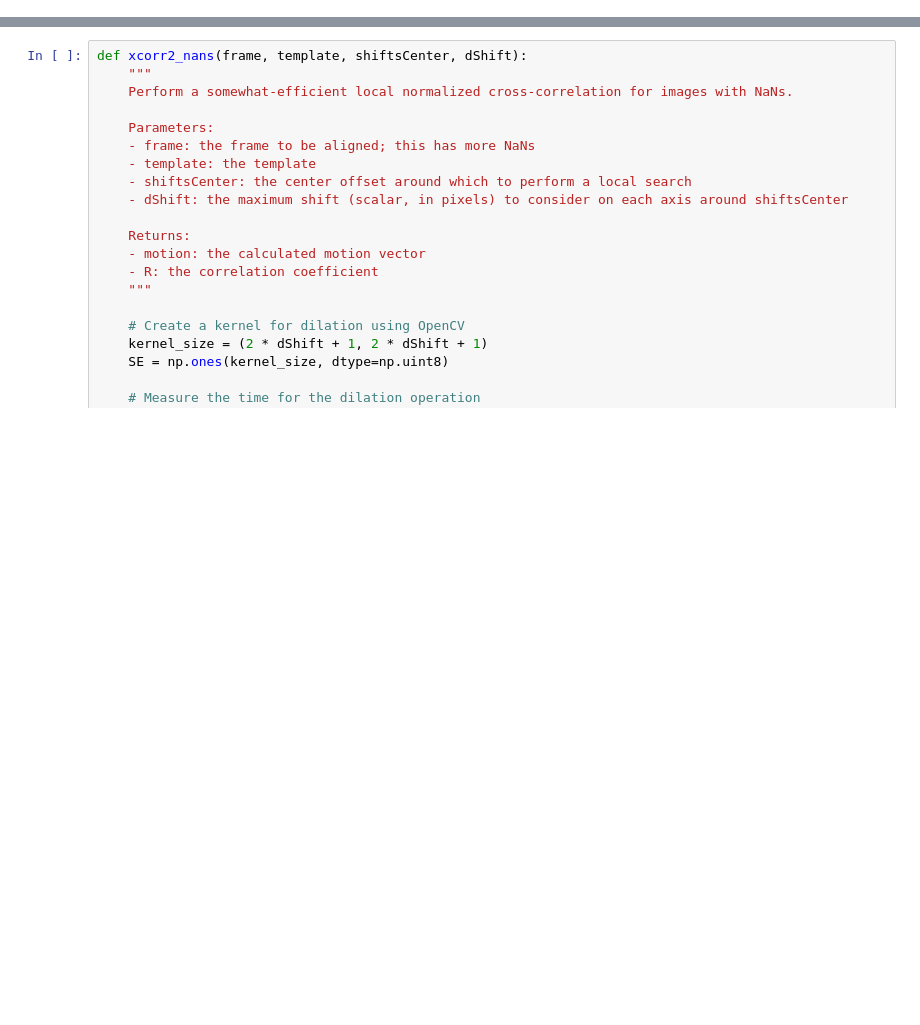
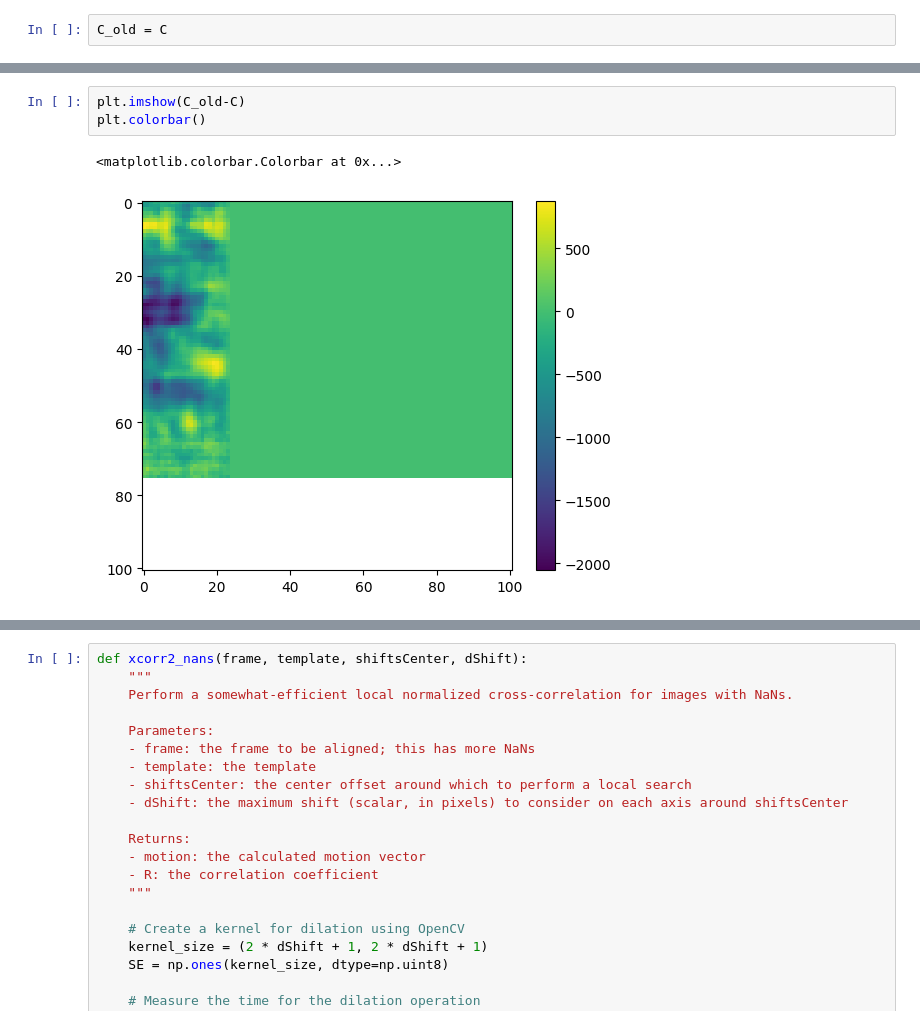
Before and after one commit to AllenNeuralDynamics/iGluSnFR-registration, a Jupyter notebook: code/test.ipynb, the cells around one changed output, grey strips where cells are left out. Cells and saved outputs as stored; diff of their text form; blank space fills up the shorter version.

```diff
--- a/code/test.ipynb
+++ b/code/test.ipynb
@@ -106,0 +124,2 @@ plt.imshow(C)
+# %%
+C_old = C
@@ -107,3 +131,9 @@ plt.imshow(C)
+# %%
+plt.imshow(C_old-C)
+plt.colorbar()
+# %% [output]
+<matplotlib.colorbar.Colorbar at 0x...>
+[figure, added]
 # %%
 motion, R
 # %% [output]
```
Also changed, not shown: parts of 8 cells of this notebook, 3 other files.
